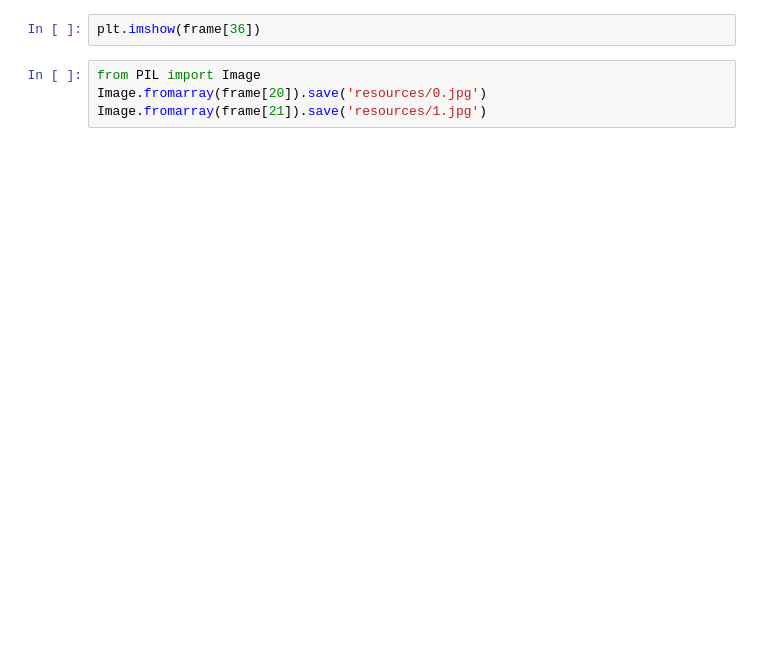
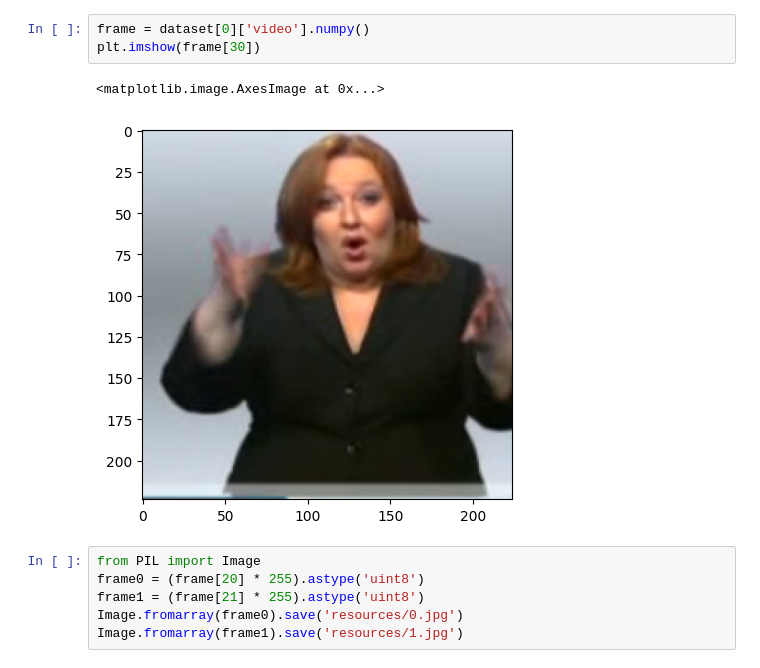
Before and after one commit to WayenVan/sign_language_rgb, a Jupyter notebook: experiments/dataset.ipynb, the cells around one changed output. Drawn from its saved outputs; the diff is of its cells as text; blank space fills up the shorter version.

```diff
--- a/experiments/dataset.ipynb
+++ b/experiments/dataset.ipynb
@@ -31,6 +19,12 @@ plt.imshow(frame[30])
-# %%
-plt.imshow(frame[36])
+# %%
+frame = dataset[0]['video'].numpy()
+plt.imshow(frame[30])
+# %% [output]
+<matplotlib.image.AxesImage at 0x...>
+[figure, added]
 # %%
 from PIL import Image
-Image.fromarray(frame[20]).save('resources/0.jpg')
-Image.fromarray(frame[21]).save('resources/1.jpg')
+frame0 = (frame[20] * 255).astype('uint8')
+frame1 = (frame[21] * 255).astype('uint8')
+Image.fromarray(frame0).save('resources/0.jpg')
+Image.fromarray(frame1).save('resources/1.jpg')
```
Also changed, not shown: parts of 4 cells of this notebook, 7 other files.
